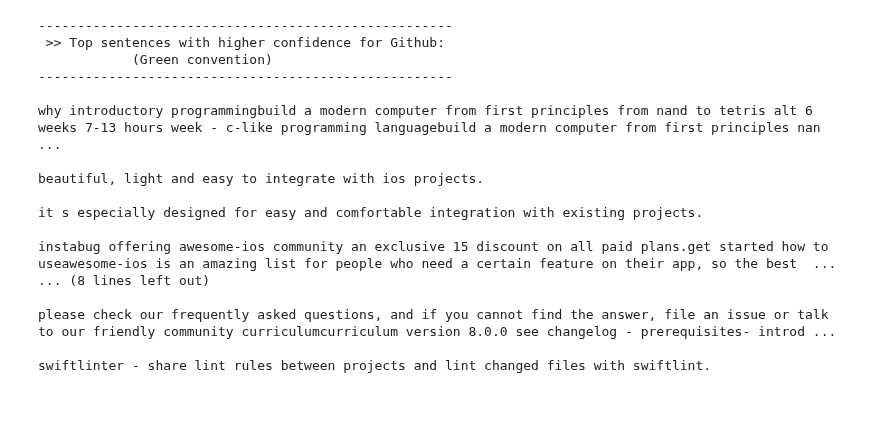
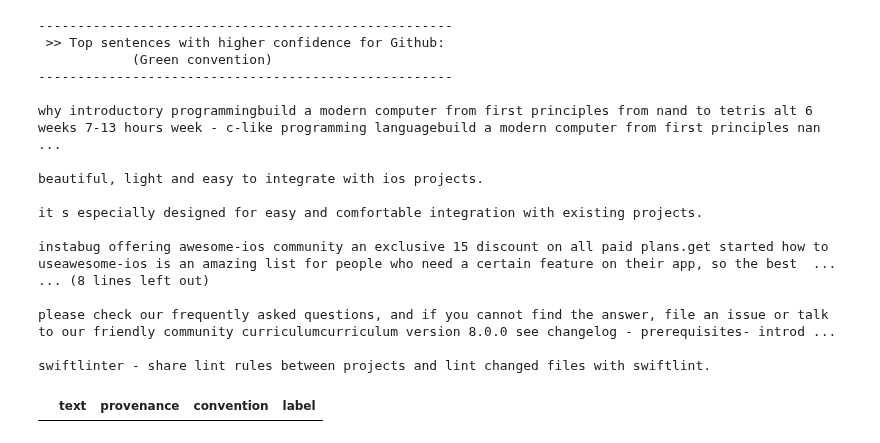
Before and after one commit to aideenf/AIVC, a Jupyter notebook: cp_wssc/Models training experiments.ipynb, the cells around one changed output. Cells and saved outputs as stored; diff of their text form; code cells hidden in the pictures; blank space fills up the shorter version.

```diff
--- a/cp_wssc/Models training experiments.ipynb
+++ b/cp_wssc/Models training experiments.ipynb
@@ -525,3 +542,12 @@ instabug offering awesome-ios community an exclusive 15 discount on all paid pla
 please check our frequently asked questions, and if you cannot find the answer, file an issue or talk to our friendly community curriculumcurriculum version 8.0.0 see changelog - prerequisites- introd ...
 
 swiftlinter - share lint rules between projects and lint changed files with swiftlint.
+# %%
+### Ading more green examples
+green_audit_df = pd.read_csv("Data/Iterative-models-building/Classification results/Conventions/Audited/audited_ALL_2019-10-08-20:23:58.598102.tsv", sep="\t")
+green_audit_df = green_audit_df[['text', 'provenance', 'convention', 'new']]
+green_audit_df = green_audit_df.rename(columns={"new": "label"})
+green_audit_df = green_audit_df[green_audit_df['convention']==CONVENTION]
+green_audit_df.head()
+# %% [output]
+|  | text | provenance | convention | label |
```
Also changed, not shown: parts of 13 cells of this notebook, 1 other file.
